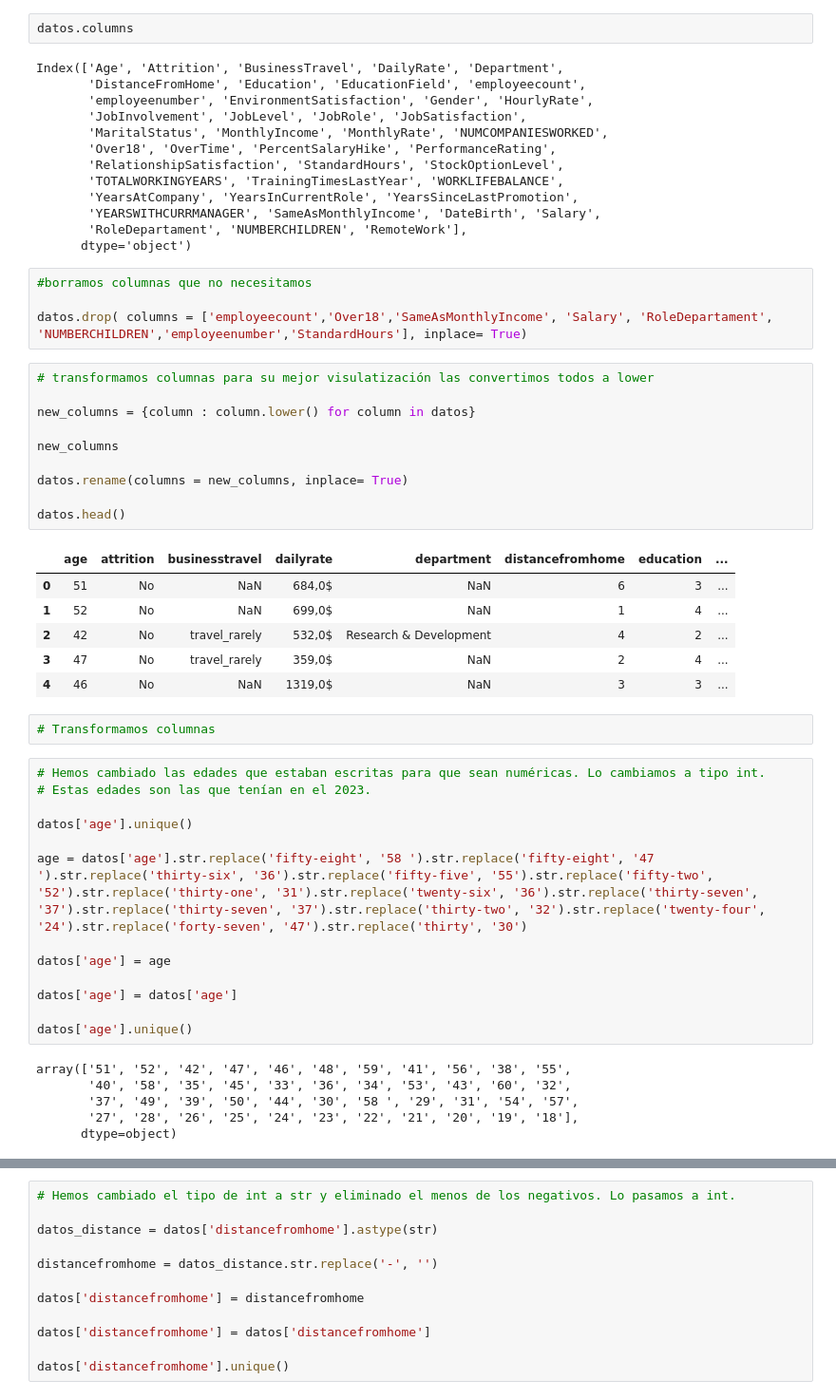
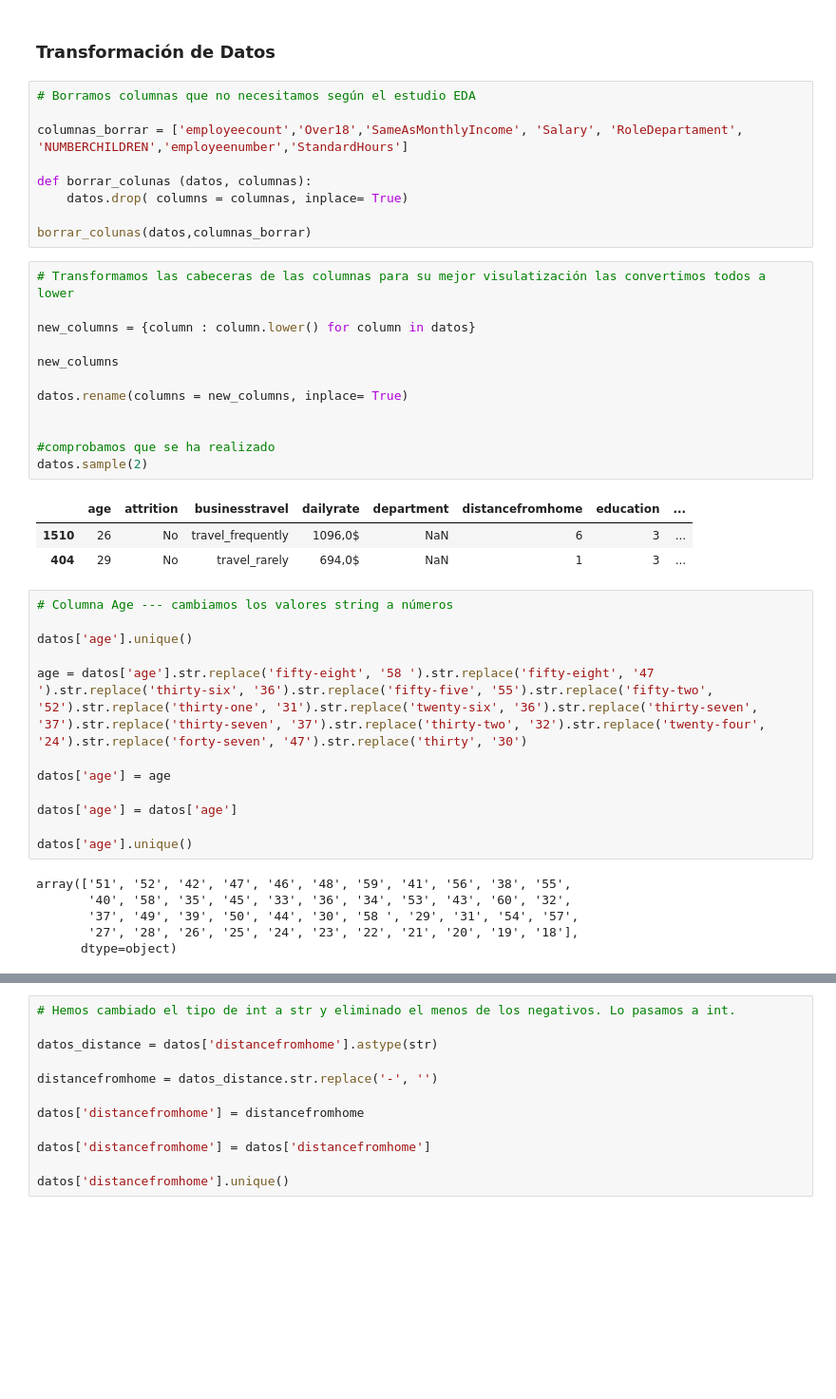
Before and after one commit to laural87/project-da-promo-I-modulo-3-team-2, a Jupyter notebook: Fase2_limpieza.ipynb, the cells around one changed output, grey strips where cells are left out. Shown: that part at 95% size. Cells and saved outputs as stored; diff of their text form; blank space fills up the shorter version.

```diff
--- a/Fase2_limpieza.ipynb
+++ b/Fase2_limpieza.ipynb
@@ -111,44 +26,32 @@ dtype: bool
-# %%
-datos.columns
-# %% [output]
-Index(['Age', 'Attrition', 'BusinessTravel', 'DailyRate', 'Department',
-       'DistanceFromHome', 'Education', 'EducationField', 'employeecount',
-       'employeenumber', 'EnvironmentSatisfaction', 'Gender', 'HourlyRate',
-       'JobInvolvement', 'JobLevel', 'JobRole', 'JobSatisfaction',
-       'MaritalStatus', 'MonthlyIncome', 'MonthlyRate', 'NUMCOMPANIESWORKED',
-       'Over18', 'OverTime', 'PercentSalaryHike', 'PerformanceRating',
-       'RelationshipSatisfaction', 'StandardHours', 'StockOptionLevel',
-       'TOTALWORKINGYEARS', 'TrainingTimesLastYear', 'WORKLIFEBALANCE',
-       'YearsAtCompany', 'YearsInCurrentRole', 'YearsSinceLastPromotion',
-       'YEARSWITHCURRMANAGER', 'SameAsMonthlyIncome', 'DateBirth', 'Salary',
-       'RoleDepartament', 'NUMBERCHILDREN', 'RemoteWork'],
-      dtype='object')
+# %% [markdown]
+### Transformación de Datos
 # %%
-#borramos columnas que no necesitamos
+# Borramos columnas que no necesitamos según el estudio EDA
 
-datos.drop( columns = ['employeecount','Over18','SameAsMonthlyIncome', 'Salary', 'RoleDepartament', 'NUMBERCHILDREN','employeenumber','StandardHours'], inplace= True)
+columnas_borrar = ['employeecount','Over18','SameAsMonthlyIncome', 'Salary', 'RoleDepartament', 'NUMBERCHILDREN','employeenumber','StandardHours']
+
+def borrar_colunas (datos, columnas):
+    datos.drop( columns = columnas, inplace= True)
+
+borrar_colunas(datos,columnas_borrar)
 # %%
-# transformamos columnas para su mejor visulatización las convertimos todos a lower
+# Transformamos las cabeceras de las columnas para su mejor visulatización las convertimos todos a lower
 
 new_columns = {column : column.lower() for column in datos}
 
 new_columns
 
 datos.rename(columns = new_columns, inplace= True)
 
-datos.head()
+
+#comprobamos que se ha realizado
+datos.sample(2)
 # %% [output]
 |  | age | attrition | businesstravel | dailyrate | department | distancefromhome | education | ... |
-| 0 | 51 | No | NaN | 684,0$ | NaN | 6 | 3 | ... |
-| 1 | 52 | No | NaN | 699,0$ | NaN | 1 | 4 | ... |
-| 2 | 42 | No | travel_rarely | 532,0$ | Research & Development | 4 | 2 | ... |
-| 3 | 47 | No | travel_rarely | 359,0$ | NaN | 2 | 4 | ... |
-| 4 | 46 | No | NaN | 1319,0$ | NaN | 3 | 3 | ... |
+| 1510 | 26 | No | travel_frequently | 1096,0$ | NaN | 6 | 3 | ... |
+| 404 | 29 | No | travel_rarely | 694,0$ | NaN | 1 | 3 | ... |
-# %%
-# Transformamos columnas
 # %%
-# Hemos cambiado las edades que estaban escritas para que sean numéricas. Lo cambiamos a tipo int.
-# Estas edades son las que tenían en el 2023.
+# Columna Age --- cambiamos los valores string a números
 
 datos['age'].unique()
 
```
Also changed, not shown: parts of 81 cells of this notebook, 1 other file.
